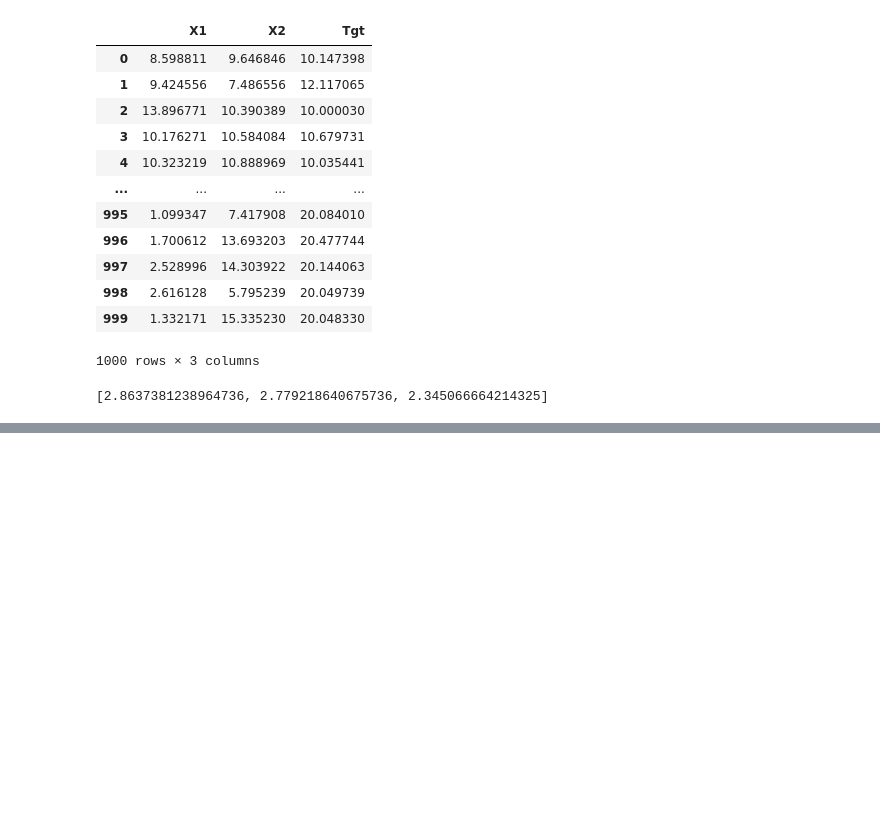
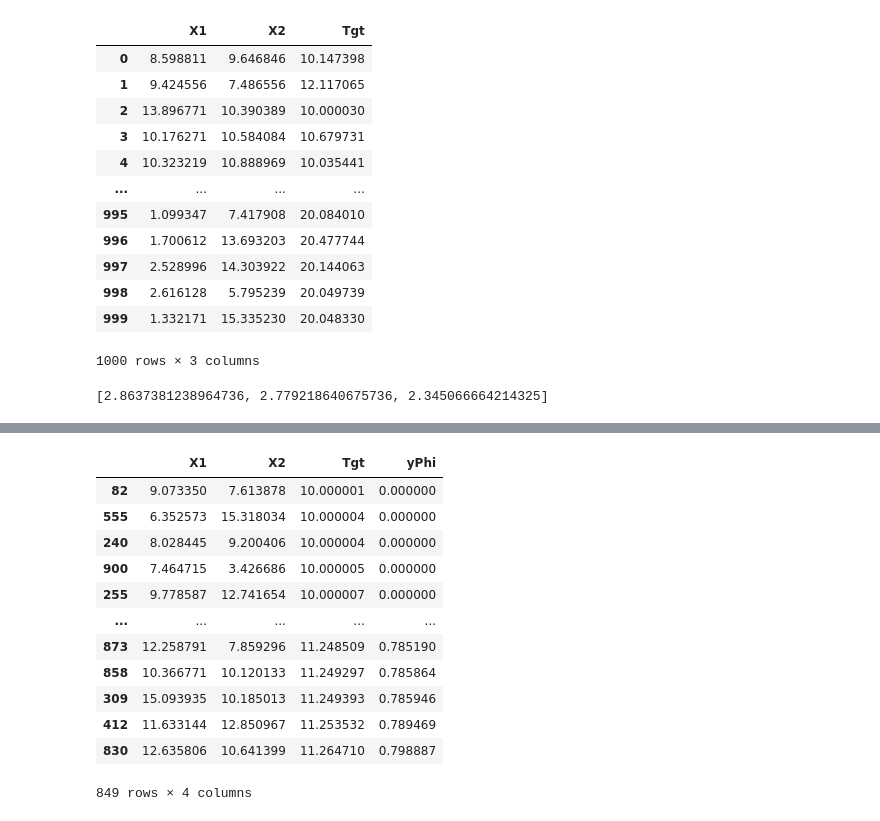
Before and after one commit to ndai093/ImbalancedRegressionSampler, a Jupyter notebook: test_gaussian_noise.ipynb, the cells around one changed output, grey strips where cells are left out. Cells and saved outputs as stored; diff of their text form; code cells hidden in the pictures; blank space fills up the shorter version.

```diff
--- a/test_gaussian_noise.ipynb
+++ b/test_gaussian_noise.ipynb
@@ -90,0 +103,18 @@ data2
+# %%
+gn1.set_obj_uninteresting_set(data1)
+uninteresting_set = gn1.get_obj_uninteresting_set()
+uninteresting_set
+# %% [output]
+|  | X1 | X2 | Tgt | yPhi |
+| 82 | 9.073350 | 7.613878 | 10.000001 | 0.000000 |
+| 555 | 6.352573 | 15.318034 | 10.000004 | 0.000000 |
+| 240 | 8.028445 | 9.200406 | 10.000004 | 0.000000 |
+| 900 | 7.464715 | 3.426686 | 10.000005 | 0.000000 |
+| 255 | 9.778587 | 12.741654 | 10.000007 | 0.000000 |
+| ... | ... | ... | ... | ... |
+| 873 | 12.258791 | 7.859296 | 11.248509 | 0.785190 |
+| 858 | 10.366771 | 10.120133 | 11.249297 | 0.785864 |
+| 309 | 15.093935 | 10.185013 | 11.249393 | 0.785946 |
+| 412 | 11.633144 | 12.850967 | 11.253532 | 0.789469 |
+| 830 | 12.635806 | 10.641399 | 11.264710 | 0.798887 |
+849 rows × 4 columns
```
Also changed, not shown: parts of 23 cells of this notebook, 1 other file.
